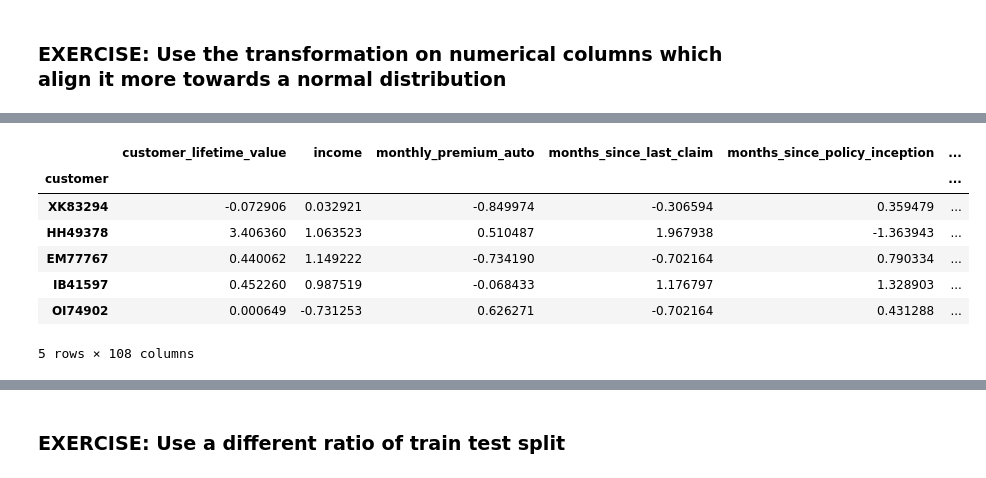
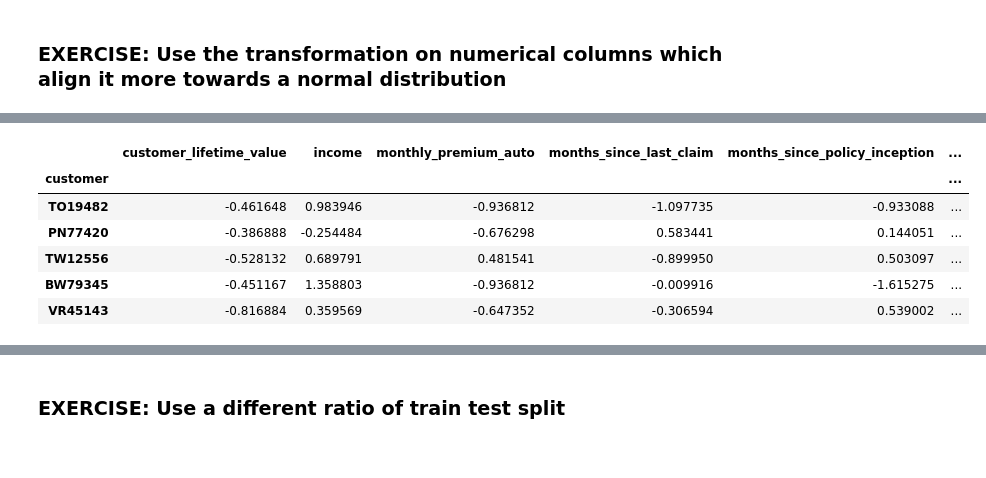
Before and after one commit to GVCarbajal/lab-customer-analysis-round-7, a Jupyter notebook: lab-customer-analysis-round-7.ipynb, the cells around one changed output, grey strips where cells are left out. Drawn from its saved outputs; the diff is of its cells as text; code cells hidden in the pictures.

Commit message:
correction of the categorical encoding for StandardScaler

```diff
--- a/lab-customer-analysis-round-7.ipynb
+++ b/lab-customer-analysis-round-7.ipynb
@@ -259,24 +241,23 @@ X_ready.sample(5)
 # %%
 # TRAIN-TEST SPLIT
 
-X_train, X_test, y_train, y_test = train_test_split(X_ready, y, test_size=0.3, random_state=42)
+X_num_train, X_num_test, y_train, y_test = train_test_split(X_num, y, test_size=0.3, random_state=42)
 # %%
 # StandardScaler: use it only after the train-test split!
 
-STDscaler = StandardScaler().fit(X_train) # initialize StandardScaler and fit TRAIN data to compute mean and std
+STDscaler = StandardScaler().fit(X_num_train) # initialize StandardScaler and fit TRAIN data to compute mean and std
 # %%
 # Transform TRAIN data with the scaler
 
-X_train_STDscaled = pd.DataFrame( # convert np array returned by scaler.transform() into a pd dataframe
-    data=STDscaler.transform(X_train), # use scaler to put all numerical values between 0 (X_train min) and 1 (X_train max)
-    index=X_train.index, columns=X_train.columns) # set index and column names of the new dataframe
-X_train_STDscaled.sample(5)
+X_num_train_STDscaled = pd.DataFrame( # convert np array returned by scaler.transform() into a pd dataframe
+    data=STDscaler.transform(X_num_train), # use scaler to standarized numerical values by centering and scaling
+    index=X_num_train.index, columns=X_num_train.columns) # set index and column names of the new dataframe
+X_num_train_STDscaled.sample(5)
 # %% [output]
 |  | customer_lifetime_value | income | monthly_premium_auto | months_since_last_claim | months_since_policy_inception | ... |
 | customer |  |  |  |  |  | ... |
-| XK83294 | -0.072906 | 0.032921 | -0.849974 | -0.306594 | 0.359479 | ... |
-| HH49378 | 3.406360 | 1.063523 | 0.510487 | 1.967938 | -1.363943 | ... |
-| EM77767 | 0.440062 | 1.149222 | -0.734190 | -0.702164 | 0.790334 | ... |
-| IB41597 | 0.452260 | 0.987519 | -0.068433 | 1.176797 | 1.328903 | ... |
-| OI74902 | 0.000649 | -0.731253 | 0.626271 | -0.702164 | 0.431288 | ... |
+| TO19482 | -0.461648 | 0.983946 | -0.936812 | -1.097735 | -0.933088 | ... |
+| PN77420 | -0.386888 | -0.254484 | -0.676298 | 0.583441 | 0.144051 | ... |
+| TW12556 | -0.528132 | 0.689791 | 0.481541 | -0.899950 | 0.503097 | ... |
+| BW79345 | -0.451167 | 1.358803 | -0.936812 | -0.009916 | -1.615275 | ... |
+| VR45143 | -0.816884 | 0.359569 | -0.647352 | -0.306594 | 0.539002 | ... |
-5 rows × 108 columns
```
Also changed, not shown: parts of 30 cells of this notebook.
